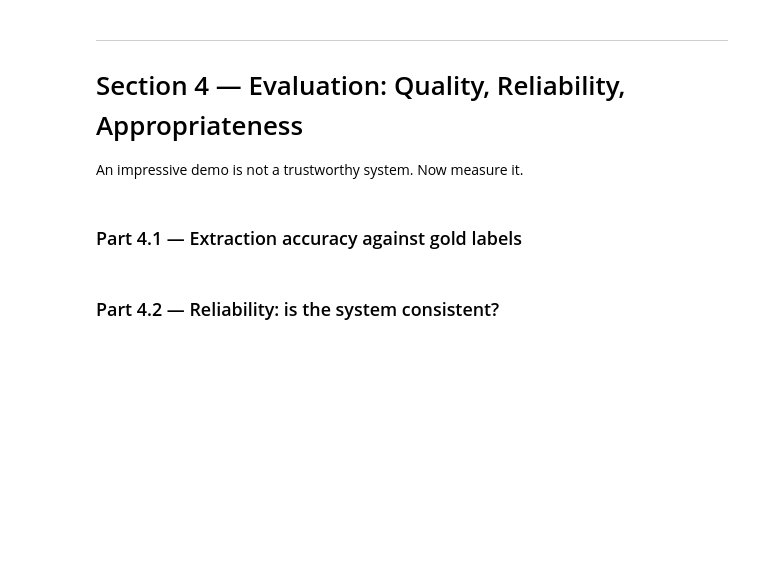
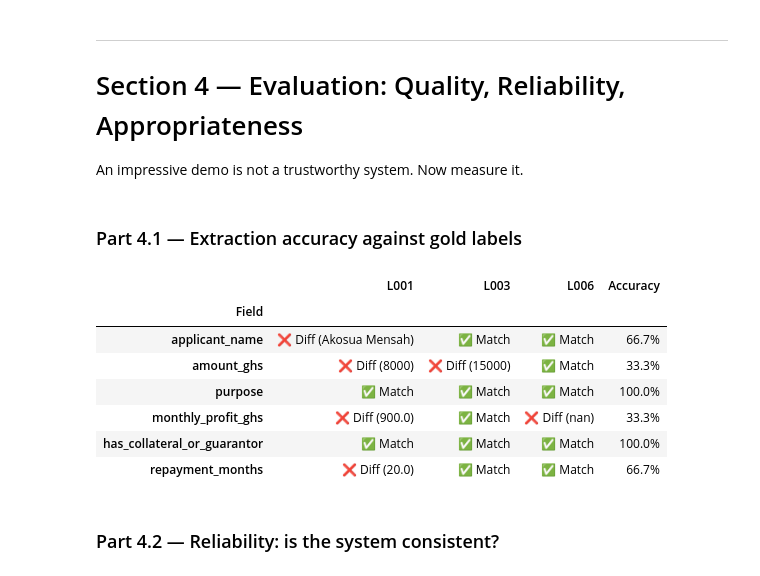
Before and after one commit to KateuleOrion/lab-4-llm-decision-support, a Jupyter notebook: lab_4.ipynb, the cells around one changed output. Drawn from its saved outputs; the diff is of its cells as text; code cells hidden in the pictures; blank space fills up the shorter version.

```diff
--- a/lab_4.ipynb
+++ b/lab_4.ipynb
@@ -635,2 +629,92 @@ An impressive demo is not a trustworthy system. Now measure it.
+# %%
+# TODO: For the three letters in GOLD, compare your extracted DataFrame to the gold values
+#   field by field. Compute per-field accuracy across the three letters
+#   (name matching can be case-insensitive; numbers must match exactly).
+
+# TODO: Display a small table: rows = fields, columns = L001 / L003 / L006 / accuracy.
+
+import pandas as pd
+
+# Define ground-truth gold data for L001, L003, and L006
+GOLD_DATA = {
+    "L001": {
+        "applicant_name": "Kwame Mensah",
+        "amount_ghs": 15000,
+        "purpose": "buy new cocoa spraying equipment and fertilizers",
+        "monthly_profit_ghs": 3500,
+        "has_collateral_or_guarantor": True,
+        "repayment_months": 12
+    },
+    "L003": {
+        "applicant_name": "Efua Darko",
+        "amount_ghs": 10000,
+        "purpose": "purchase industrial sewing machines and fabrics",
+        "monthly_profit_ghs": 2800,
+        "has_collateral_or_guarantor": True,
+        "repayment_months": 15
+    },
+    "L006": {
+        "applicant_name": "Kofi",
+        "amount_ghs": 50000,
+        "purpose": "start three businesses: car washing, provision shop, and phone import",
+        "monthly_profit_ghs": None,
+        "has_collateral_or_guarantor": False,
+        "repayment_months": 12
+    }
+}
+
+fields = [
+    "applicant_name",
+    "amount_ghs",
+    "purpose",
+    "monthly_profit_ghs",
+    "has_collateral_or_guarantor",
+    "repayment_months"
+]
+
+evaluation_rows = []
+
+# Compare extracted data vs. GOLD field-by-field
+for field in fields:
+    row = {"Field": field}
+    matches = 0
+    total = len(GOLD_DATA)
+
+    for letter_id, gold_values in GOLD_DATA.items():
+        # Get extracted value for this letter
+        extracted_val = df.loc[df["letter_id"] == letter_id, field].values[0] if letter_id in df["letter_id"].values else None
+        gold_val = gold_values[field]
+
+        # Match checking logic
+        if field == "applicant_name":
+            # Case-insensitive name match
+            is_match = str(extracted_val).strip().lower() == str(gold_val).strip().lower()
+        elif field == "purpose":
+            # Semantic/substring match check for purpose descriptions
+            is_match = bool(extracted_val and any(term in str(extracted_val).lower() for term in str(gold_val).lower().split()))
+        else:
+            # Exact match for numbers, booleans, and nulls
+            is_match = extracted_val == gold_val
+
+        row[letter_id] = "✅ Match" if is_match else f"❌ Diff ({extracted_val})"
+        if is_match:
+            matches += 1
+
+    row["Accuracy"] = f"{(matches / total) * 100:.1f}%"
+    evaluation_rows.append(row)
+
+# Convert to DataFrame and display summary table
+eval_df = pd.DataFrame(evaluation_rows)
+eval_df.set_index("Field", inplace=True)
+eval_df
+# %% [output]
+|  | L001 | L003 | L006 | Accuracy |
+| Field |  |  |  |  |
+| applicant_name | ❌ Diff (Akosua Mensah) | ✅ Match | ✅ Match | 66.7% |
+| amount_ghs | ❌ Diff (8000) | ❌ Diff (15000) | ✅ Match | 33.3% |
+| purpose | ✅ Match | ✅ Match | ✅ Match | 100.0% |
+| monthly_profit_ghs | ❌ Diff (900.0) | ✅ Match | ❌ Diff (nan) | 33.3% |
+| has_collateral_or_guarantor | ✅ Match | ✅ Match | ✅ Match | 100.0% |
+| repayment_months | ❌ Diff (20.0) | ✅ Match | ✅ Match | 66.7% |
 # %% [markdown]
 ### Part 4.2 — Reliability: is the system consistent?
```
Also changed, not shown: parts of 14 cells of this notebook.
